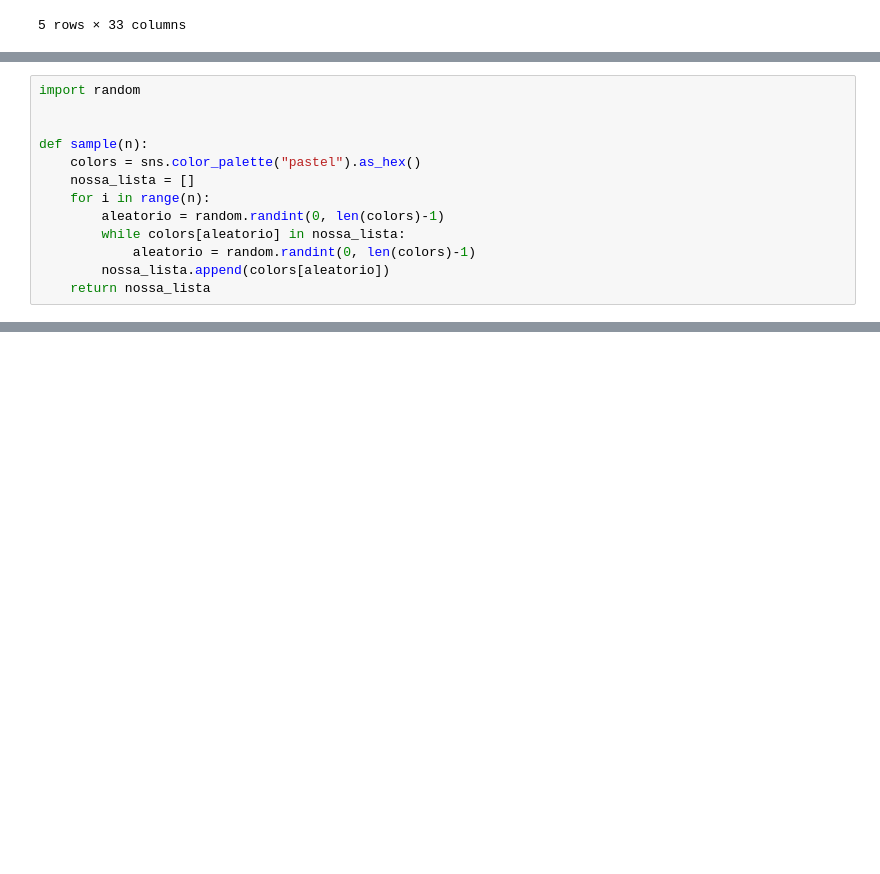
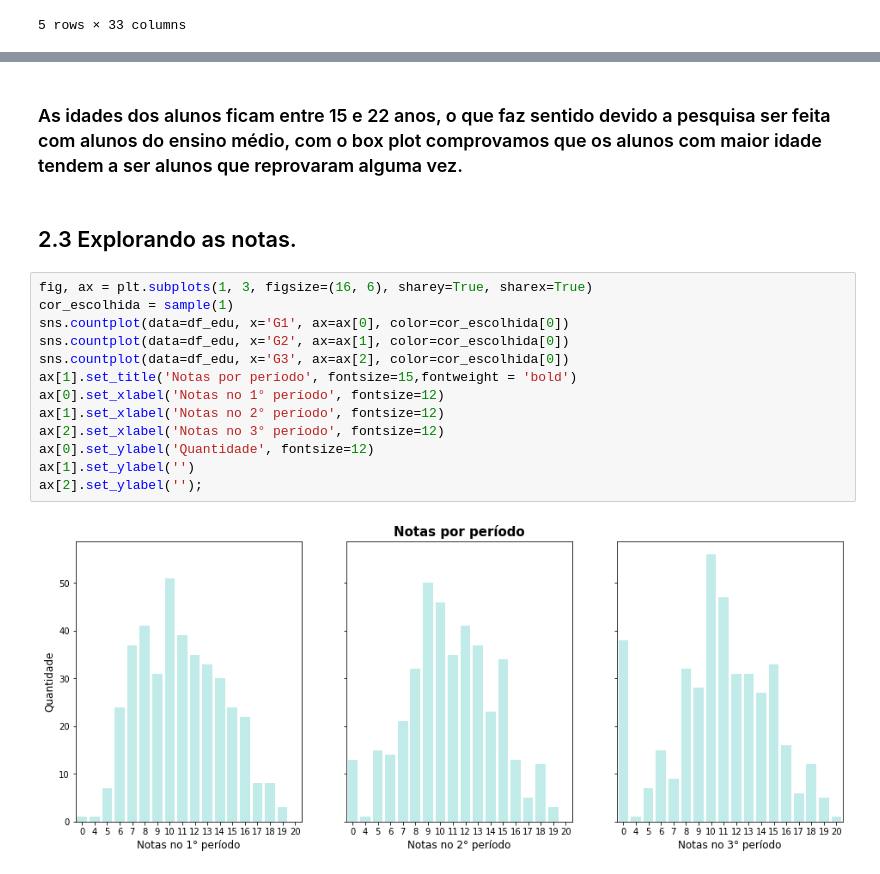
Before and after one commit to joaovdferraz/Projeto3_ADA, a Jupyter notebook: proj 4.ipynb, the cells around one changed output, grey strips where cells are left out. Cells and saved outputs as stored; diff of their text form; blank space fills up the shorter version.

```diff
--- a/proj 4.ipynb
+++ b/proj 4.ipynb
@@ -78,16 +93,3 @@ df_edu.describe()
 | 50% | 17.000000 | 3.000000 | 2.000000 | 1.000000 | 2.000000 | 0.000000 | 4.000000 | 3.000000 | 3.000000 | 1.000000 | ... |
 | 75% | 18.000000 | 4.000000 | 3.000000 | 2.000000 | 2.000000 | 0.000000 | 5.000000 | 4.000000 | 4.000000 | 2.000000 | ... |
 | max | 22.000000 | 4.000000 | 4.000000 | 4.000000 | 4.000000 | 3.000000 | 5.000000 | 5.000000 | 5.000000 | 5.000000 | ... |
-# %%
-import random
-
-
-def sample(n):
-    colors = sns.color_palette("pastel").as_hex()
-    nossa_lista = []
-    for i in range(n):
-        aleatorio = random.randint(0, len(colors)-1)
-        while colors[aleatorio] in nossa_lista:
-            aleatorio = random.randint(0, len(colors)-1)
-        nossa_lista.append(colors[aleatorio])
-    return nossa_lista
@@ -333,0 +194,19 @@ ax[1,1].set_ylabel('Média',fontsize=12);
+# %% [markdown]
+### As idades dos alunos ficam entre 15 e 22 anos, o que faz sentido devido a pesquisa ser feita com alunos do ensino médio, com o box plot comprovamos que os alunos com maior idade tendem a ser alunos que reprovaram alguma vez.
+# %% [markdown]
+## 2.3 Explorando as notas.
+# %%
+fig, ax = plt.subplots(1, 3, figsize=(16, 6), sharey=True, sharex=True)
+cor_escolhida = sample(1)
+sns.countplot(data=df_edu, x='G1', ax=ax[0], color=cor_escolhida[0])
+sns.countplot(data=df_edu, x='G2', ax=ax[1], color=cor_escolhida[0])
+sns.countplot(data=df_edu, x='G3', ax=ax[2], color=cor_escolhida[0])
+ax[1].set_title('Notas por período', fontsize=15,fontweight = 'bold')
+ax[0].set_xlabel('Notas no 1° período', fontsize=12)
+ax[1].set_xlabel('Notas no 2° período', fontsize=12)
+ax[2].set_xlabel('Notas no 3° período', fontsize=12)
+ax[0].set_ylabel('Quantidade', fontsize=12)
+ax[1].set_ylabel('')
+ax[2].set_ylabel('');
+# %% [output]
+[figure, added]
```
Also changed, not shown: parts of 58 cells of this notebook.
